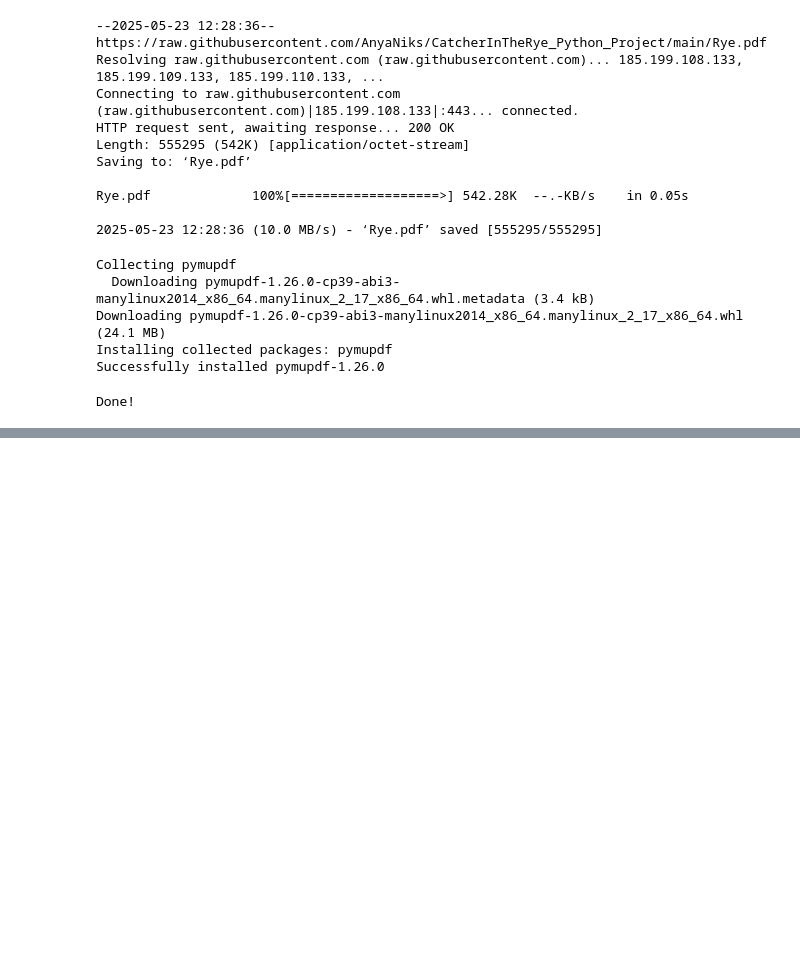
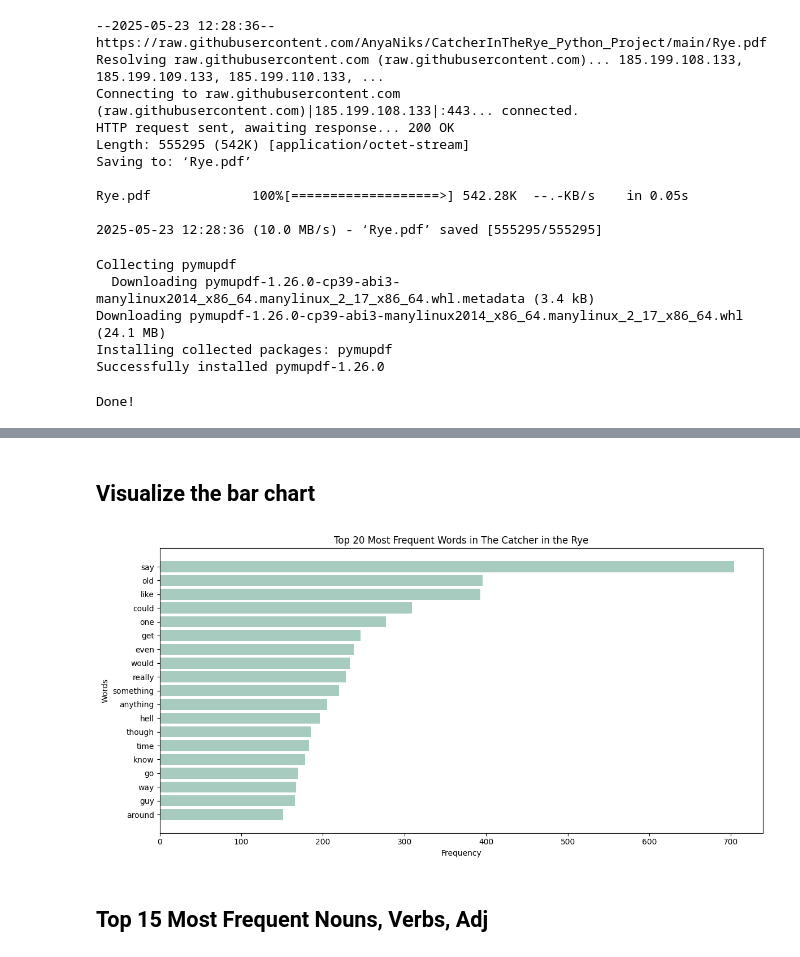
Before and after one commit to AnyaNiks/CatcherInTheRye_Python_Project, a Jupyter notebook: CatherInTheRye_Analysis.ipynb, the cells around one changed output, grey strips where cells are left out. Saved outputs shown, nothing was run; the diff lists cells and outputs as text; code cells hidden in the pictures; blank space fills up the shorter version.

```diff
--- a/CatherInTheRye_Analysis.ipynb
+++ b/CatherInTheRye_Analysis.ipynb
@@ -90,3 +101,7 @@ print(" cleaning done and saved to rye_clean.txt")
+# %%
+# Save the cleaned text into a new file
+with open("Rye_clean.txt", "w", encoding="utf-8") as f:
+    f.write(text_clean)
 # %%
 from google.colab import files
 files.download("Rye_clean.txt")
@@ -95,0 +196,10 @@ files.download("Rye_clean.txt")
+# %%
+# Read the cleaned text file
+with open("Rye_clean.txt", "r", encoding="utf-8") as f:
+    text_clean = f.read()
+
+# Process the full text
+processed_tokens = preprocess_text(text_clean)
+
+# Preview result
+print(processed_tokens[:50])
@@ -95,0 +210,14 @@ files.download("Rye_clean.txt")
+# %%
+from collections import Counter
+import matplotlib.pyplot as plt
+
+# Count word frequencies
+word_freq = Counter(processed_tokens)
+
+# Get the 20 most common words
+most_common = word_freq.most_common(20)
+
+# Print them
+print("Top 20 most frequent words:\n")
+for word, freq in most_common:
+    print(f"{word}: {freq}")
@@ -95,0 +242,20 @@ files.download("Rye_clean.txt")
+# %% [markdown]
+## Visualize the bar chart
+# %%
+# Unpack words and frequencies
+words = [w[0] for w, _ in most_common]
+frequencies = [f for _, f in most_common]
+
+# Plot
+plt.figure(figsize=(12, 6))
+plt.barh(words, frequencies, color='#A7CBBF')
+plt.title("Top 20 Most Frequent Words in The Catcher in the Rye")
+plt.xlabel("Frequency")
+plt.ylabel("Words")
+plt.gca().invert_yaxis()
+plt.tight_layout()
+plt.show()
+# %% [output]
+[figure, added]
+# %% [markdown]
+## Top 15 Most Frequent Nouns, Verbs, Adj
```
Also changed, not shown: parts of 79 cells of this notebook.
